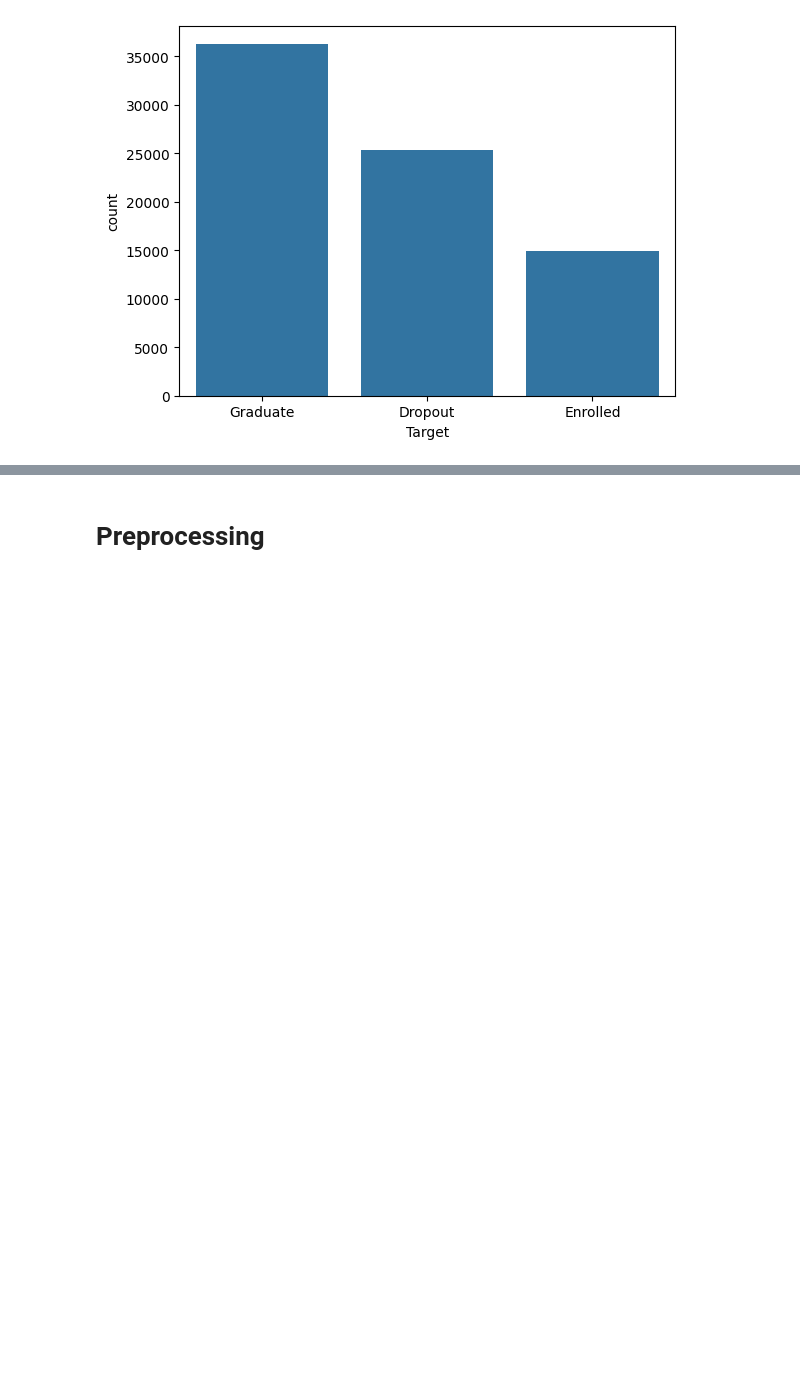
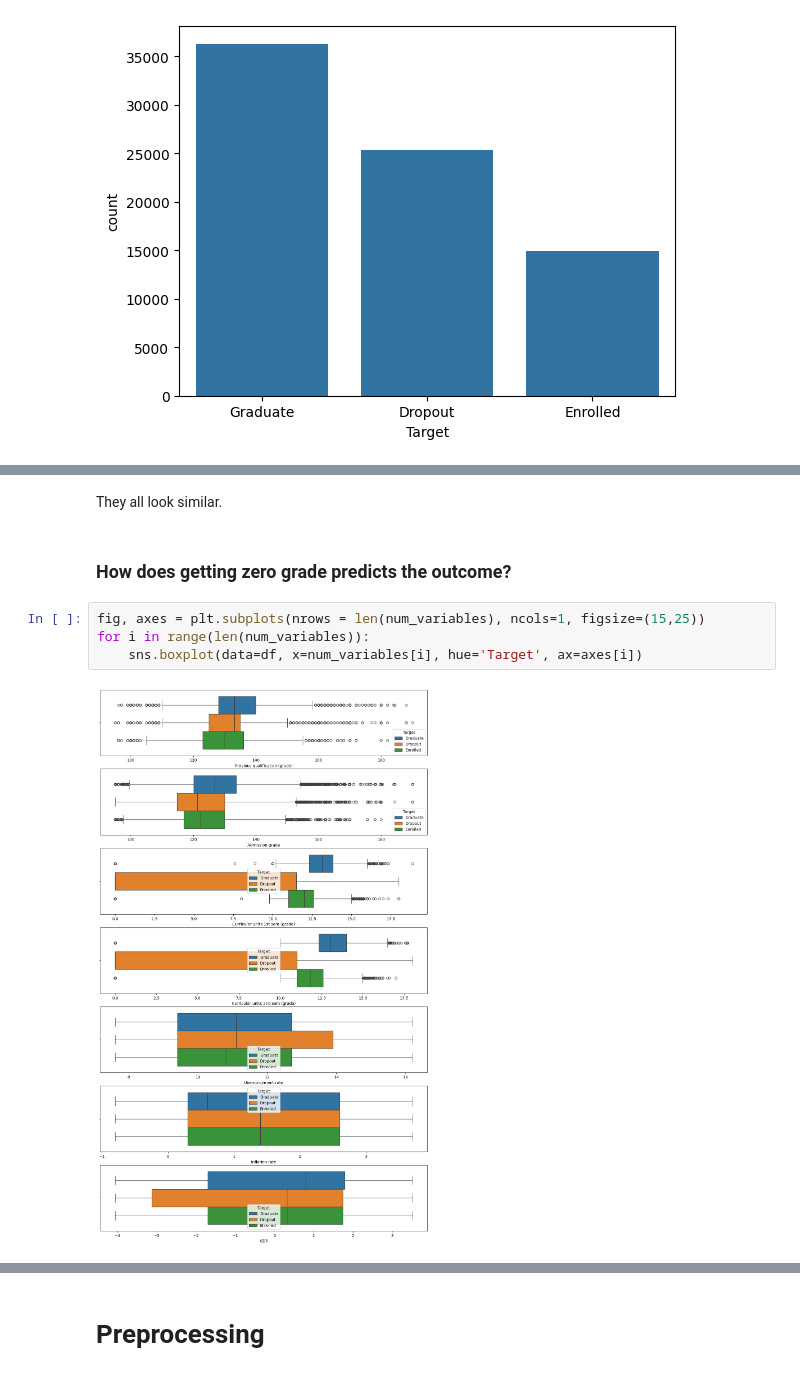
Before and after one commit to estaciolima/kaggle-playground-s4-e6, a Jupyter notebook: notebook.ipynb, the cells around one changed output, grey strips where cells are left out. Drawn from its saved outputs; the diff is of its cells as text; blank space fills up the shorter version.

```diff
--- a/notebook.ipynb
+++ b/notebook.ipynb
@@ -172,0 +175,10 @@ sns.barplot(y.value_counts())
+# %% [markdown]
+They all look similar.
+# %% [markdown]
+### How does getting zero grade predicts the outcome?
+# %%
+fig, axes = plt.subplots(nrows = len(num_variables), ncols=1, figsize=(15,25))
+for i in range(len(num_variables)):
+    sns.boxplot(data=df, x=num_variables[i], hue='Target', ax=axes[i])
+# %% [output]
+[figure, added]
```
Also changed, not shown: parts of 46 cells of this notebook, 1 other file.
